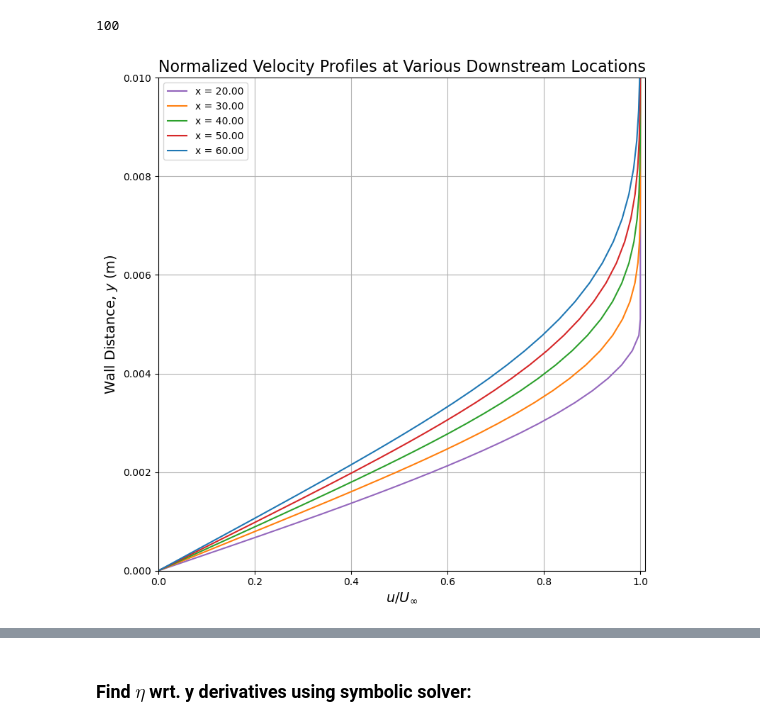
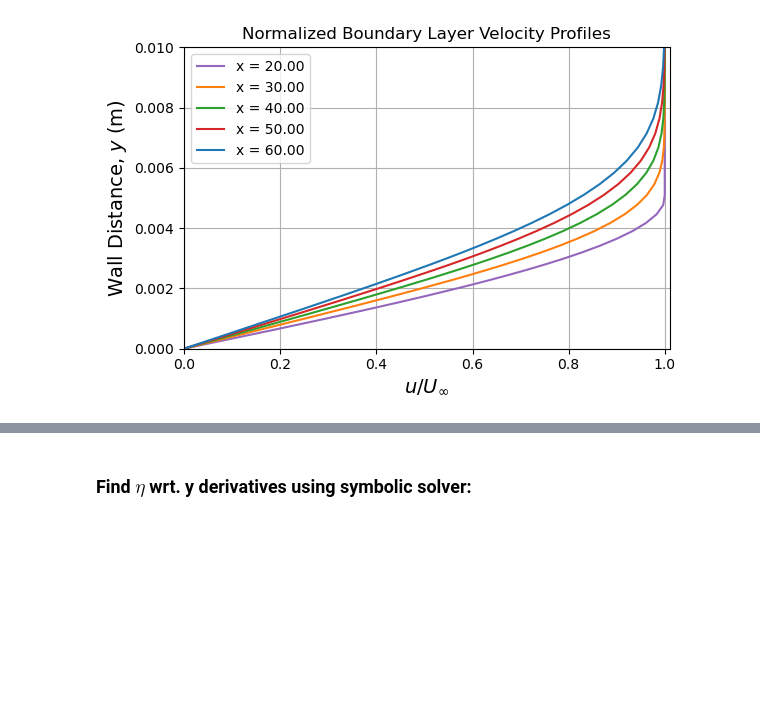
Before and after one commit to jhngms/CFD, a Jupyter notebook: Project_2/Gomes_John_Project2.ipynb, the cells around one changed output, grey strips where cells are left out. Cells and saved outputs as stored; diff of their text form; code cells hidden in the pictures; blank space fills up the shorter version.

```diff
--- a/Project_2/Gomes_John_Project2.ipynb
+++ b/Project_2/Gomes_John_Project2.ipynb
@@ -84,8 +86,8 @@ for n in range(1, Nx + 1):
         diff_conv[i, :] = (j*d2u_deta2[i, :] + k*du_deta[i, :])
 
     #Au=b
-    A = np.diag(u) -0.5*dx*diff_conv  #step n+1
-    b = (np.diag(u) + 0.5*dx*diff_conv)@u  #u*du/dx at step n
+    A = np.diag(u) -0.5*dx*diff_conv  #C-N: step n+1
+    b = (np.diag(u) + 0.5*dx*diff_conv)@u  #C-N: u*du/dx at step n
 
     b[0] = 0; #u=0 at wall
     b[-1] = u_inf #u=u_inf at freestream
@@ -105,9 +107,8 @@ for n in range(1, Nx + 1):
     du_dx = (u_new - u)/dx
     v_new = np.zeros(Ny)
     for i in range(1, Ny):
-        #rewrite continuity dv/dy = -du/dx as v[i] = v[i-1] - du/dx*dy
-        v_new[i] = v_new[i-1] - 0.5*(y[i] - y[i-1]) * (du_dx[i] + du_dx[i-1])
-
+        #rewrite and solve continuity
+        v_new = cumulative_trapezoid(-du_dx, x=y, initial=0)
     u = u_new.copy() #store u for next iter
     v = v_new.copy() #store v for next iter
 
@@ -116,7 +117,7 @@ for n in range(1, Nx + 1):
         v_store_numer.append(v.copy())
 # %%
 #blasius solution for comparison
-func = lambda x, y: [y[1], y[2], -0.5 * y[0] * y[2]] #f''' = -0.5*f*f''
+func = lambda x, y: [y[1], y[2], -0.5*y[0]*y[2]] #f''' = -0.5*f*f''
 bcs = lambda ya, yb: [ya[0], ya[1], yb[1] - 1] #f(0)=0, f'(0)=0, f'(inf)=1
 
 eta_span = np.linspace(0, 10, 100) #init range for eta
@@ -126,25 +127,26 @@ blasius_guess = np.zeros((3, eta_span.size)) #initial guess for blasius
 blasius_eqn = solve_bvp(func, bcs, eta_span, blasius_guess) #solve boundary value problem
 eta_exact = blasius_eqn.x
 u_exact_norm = blasius_eqn.y[1]
+
+eta_exact = blasius_eqn.x
+u_exact_norm = blasius_eqn.y[1]
-# %% [output]
-100
 # %%
-plt.figure(figsize=(8, 8))
+plt.figure(figsize=(6, 4))
 colors = ['tab:purple','tab:orange','tab:green','tab:red','tab:blue']
 markevery = 2
 
 for idx, n in enumerate([0] + list(x_vals)):
     x_now = x0 + n*dx
     plt.plot(u_store_numer[idx]/u_inf, y, '-', color=colors[idx], markersize=4, label=f'x = {x_now:.2f}')
-plt.title('Normalized Velocity Profiles at Various Downstream Locations', fontsize=16)
+plt.title('Normalized Boundary Layer Velocity Profiles', fontsize=12)
 plt.xlabel(r'$u / U_{\infty}$', fontsize=14)
 plt.ylabel(r'Wall Distance, $y$ (m)', fontsize=14)
 plt.ylim(0, 0.01)
 plt.xlim(0, 1.01)
 plt.legend()
 plt.grid(True)
 plt.tight_layout()
 plt.show()
 # %% [output]
-[figure, old version]
+[figure, new version]
 # %%
```
Also changed, not shown: parts of 6 cells of this notebook, 1 other file.
